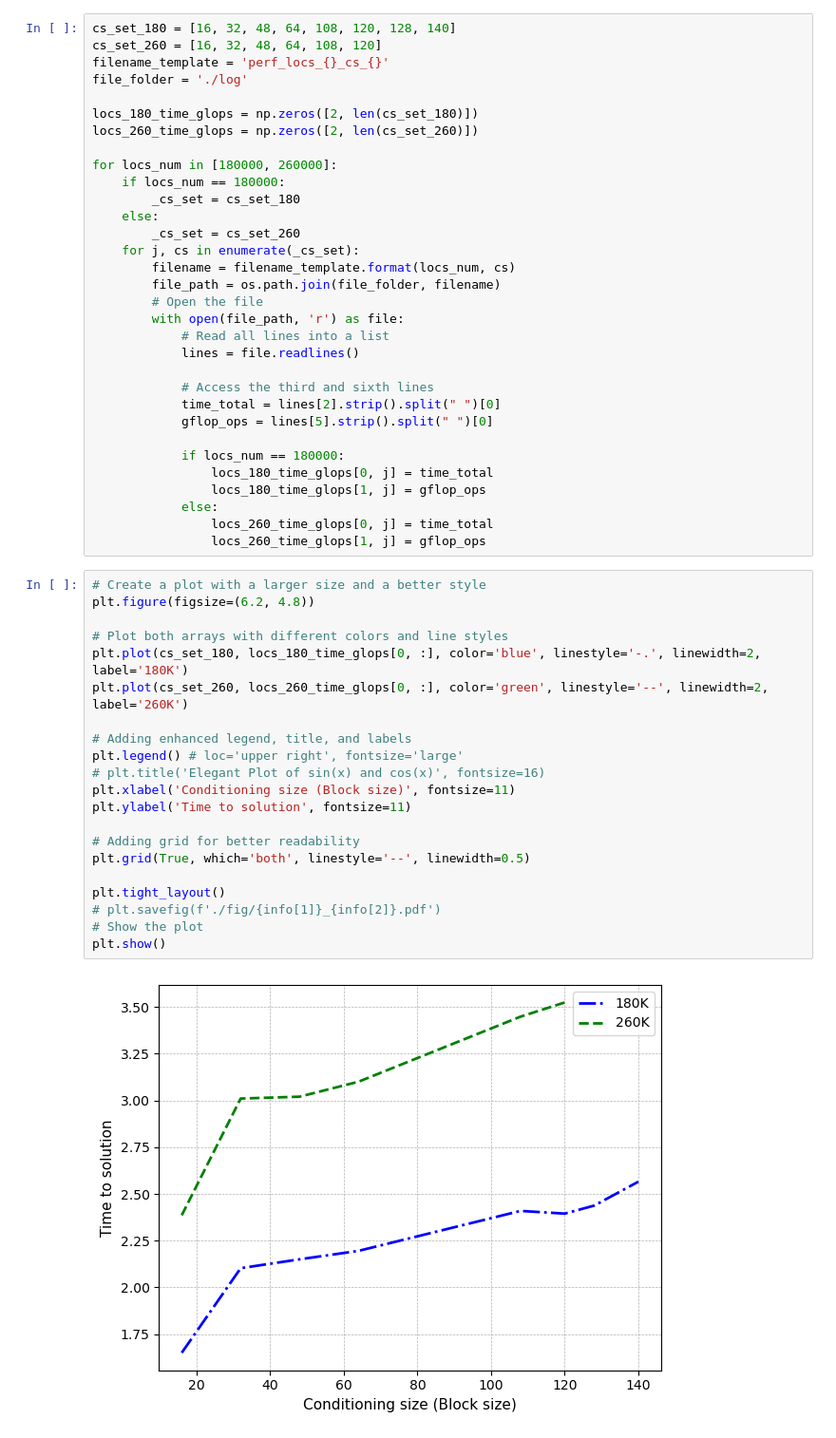
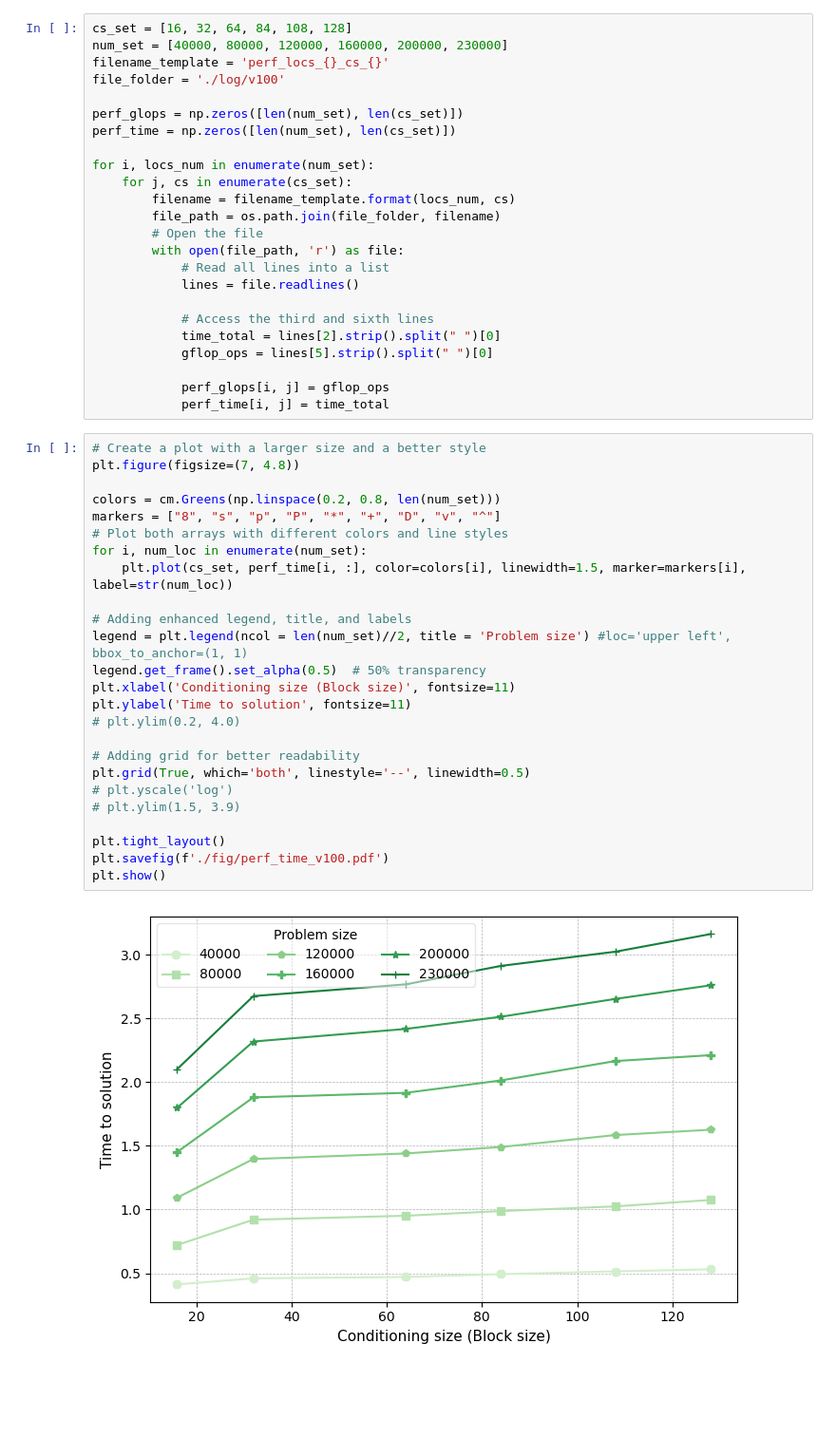
Before and after one commit to jack-pan-ai/Batched-Vecchia-Approximation, a Jupyter notebook: testing/test_perf_plot_v100.ipynb, the cells around one changed output. Shown: that part at 95% size. Cells and saved outputs as stored; diff of their text form; blank space fills up the shorter version.

```diff
--- a/testing/test_perf_plot_v100.ipynb
+++ b/testing/test_perf_plot_v100.ipynb
@@ -6,18 +7,14 @@ import matplotlib.pyplot as plt
 # %%
-cs_set_180 = [16, 32, 48, 64, 108, 120, 128, 140]
-cs_set_260 = [16, 32, 48, 64, 108, 120]
+cs_set = [16, 32, 64, 84, 108, 128]
+num_set = [40000, 80000, 120000, 160000, 200000, 230000]
 filename_template = 'perf_locs_{}_cs_{}'
-file_folder = './log'
+file_folder = './log/v100'
 
-locs_180_time_glops = np.zeros([2, len(cs_set_180)])
-locs_260_time_glops = np.zeros([2, len(cs_set_260)])
+perf_glops = np.zeros([len(num_set), len(cs_set)])
+perf_time = np.zeros([len(num_set), len(cs_set)])
 
-for locs_num in [180000, 260000]:
-    if locs_num == 180000:
-        _cs_set = cs_set_180
-    else:
-        _cs_set = cs_set_260
-    for j, cs in enumerate(_cs_set):
+for i, locs_num in enumerate(num_set):
+    for j, cs in enumerate(cs_set):
         filename = filename_template.format(locs_num, cs)
         file_path = os.path.join(file_folder, filename)
         # Open the file
@@ -29,34 +26,34 @@ for locs_num in [180000, 260000]:
             time_total = lines[2].strip().split(" ")[0]
             gflop_ops = lines[5].strip().split(" ")[0]
 
-            if locs_num == 180000:
-                locs_180_time_glops[0, j] = time_total
-                locs_180_time_glops[1, j] = gflop_ops
-            else:
-                locs_260_time_glops[0, j] = time_total
-                locs_260_time_glops[1, j] = gflop_ops
+            perf_glops[i, j] = gflop_ops
+            perf_time[i, j] = time_total
 # %%
 # Create a plot with a larger size and a better style
-plt.figure(figsize=(6.2, 4.8))
+plt.figure(figsize=(7, 4.8))
 
+colors = cm.Greens(np.linspace(0.2, 0.8, len(num_set)))
+markers = ["8", "s", "p", "P", "*", "+", "D", "v", "^"]
 # Plot both arrays with different colors and line styles
-plt.plot(cs_set_180, locs_180_time_glops[0, :], color='blue', linestyle='-.', linewidth=2, label='180K')
-plt.plot(cs_set_260, locs_260_time_glops[0, :], color='green', linestyle='--', linewidth=2, label='260K')
+for i, num_loc in enumerate(num_set):
+    plt.plot(cs_set, perf_time[i, :], color=colors[i], linewidth=1.5, marker=markers[i], label=str(num_loc))
 
 # Adding enhanced legend, title, and labels
-plt.legend() # loc='upper right', fontsize='large'
-# plt.title('Elegant Plot of sin(x) and cos(x)', fontsize=16)
+legend = plt.legend(ncol = len(num_set)//2, title = 'Problem size') #loc='upper left', bbox_to_anchor=(1, 1)
+legend.get_frame().set_alpha(0.5)  # 50% transparency
 plt.xlabel('Conditioning size (Block size)', fontsize=11)
 plt.ylabel('Time to solution', fontsize=11)
+# plt.ylim(0.2, 4.0)
 
 # Adding grid for better readability
 plt.grid(True, which='both', linestyle='--', linewidth=0.5)
+# plt.yscale('log')
+# plt.ylim(1.5, 3.9)
 
 plt.tight_layout()
-# plt.savefig(f'./fig/{info[1]}_{info[2]}.pdf')
-# Show the plot
+plt.savefig(f'./fig/perf_time_v100.pdf')
 plt.show()
 # %% [output]
-[figure, old version]
+[figure, new version]
 # %%
 # Create a plot with a larger size and a better style
```
Also changed, not shown: parts of 2 cells of this notebook, 17 other files.
